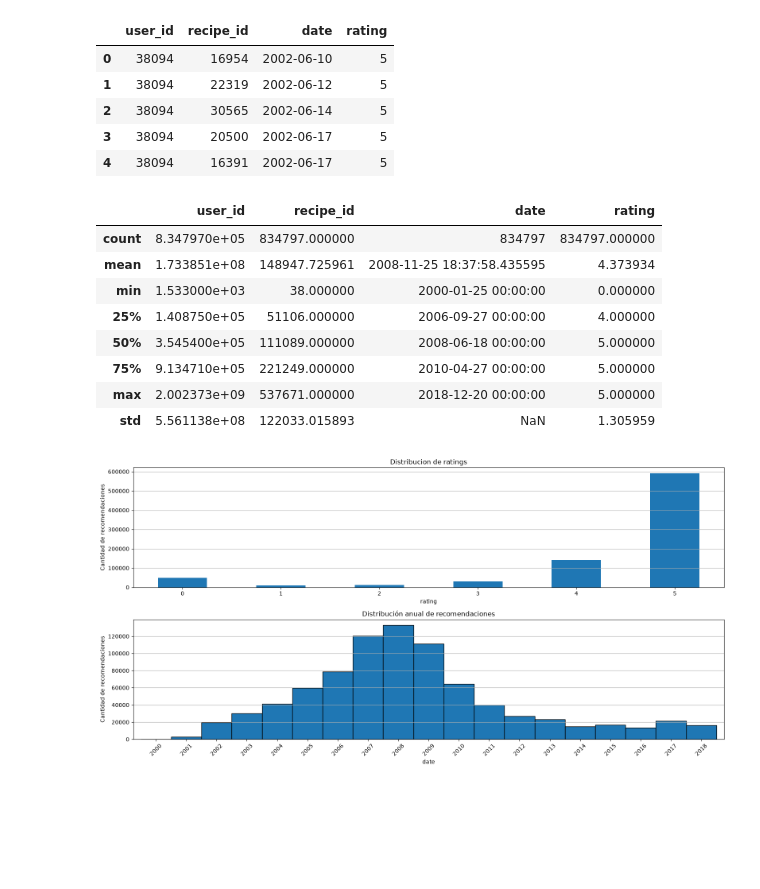
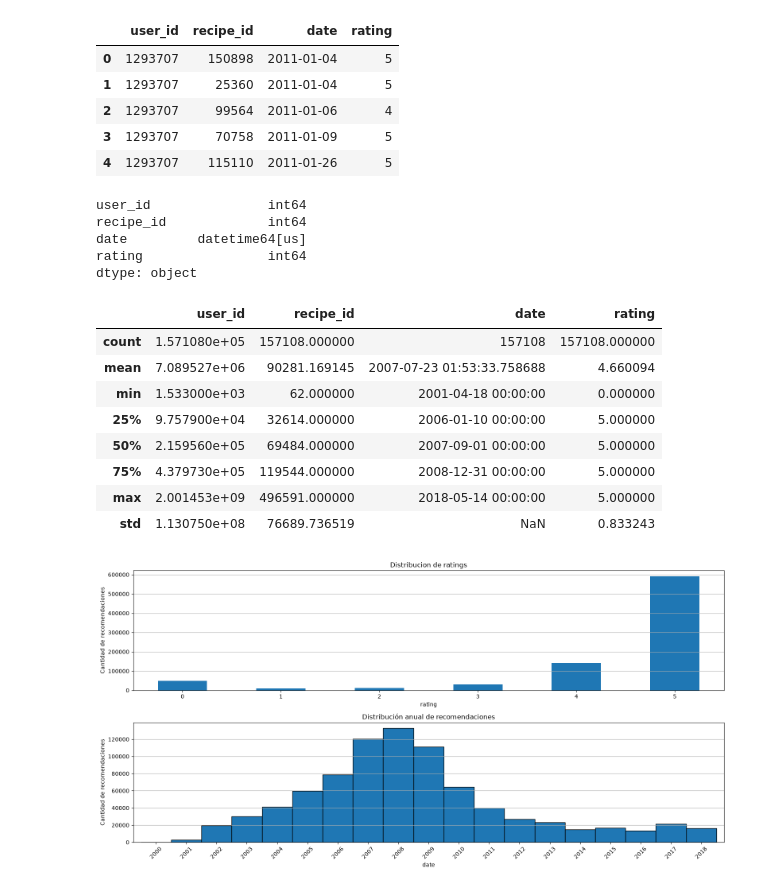
Before and after one commit to stgov/recsys_tareas, a Jupyter notebook: tarea_01/notebooks/eda.ipynb, the cells around one changed output. Cells and saved outputs as stored; diff of their text form; code cells hidden in the pictures; blank space fills up the shorter version.

```diff
--- a/tarea_01/notebooks/eda.ipynb
+++ b/tarea_01/notebooks/eda.ipynb
@@ -4,29 +4,37 @@ from pathlib import Path
 import numpy as np
 import seaborn as sns
 # %%
-interactions_train_df_path = Path('..') / 'dataset' / 'interactions_train.csv'
+interactions_train_df_path = Path('..') / 'dataset' / 'train.csv'
 interactions_train_df = pd.read_csv(interactions_train_df_path)
 interactions_train_df.date = pd.to_datetime(interactions_train_df.date)
 interactions_train_df.head()
 # %% [output]
 |  | user_id | recipe_id | date | rating |
-| 0 | 38094 | 16954 | 2002-06-10 | 5 |
-| 1 | 38094 | 22319 | 2002-06-12 | 5 |
-| 2 | 38094 | 30565 | 2002-06-14 | 5 |
-| 3 | 38094 | 20500 | 2002-06-17 | 5 |
-| 4 | 38094 | 16391 | 2002-06-17 | 5 |
+| 0 | 1293707 | 150898 | 2011-01-04 | 5 |
+| 1 | 1293707 | 25360 | 2011-01-04 | 5 |
+| 2 | 1293707 | 99564 | 2011-01-06 | 4 |
+| 3 | 1293707 | 70758 | 2011-01-09 | 5 |
+| 4 | 1293707 | 115110 | 2011-01-26 | 5 |
+# %%
+interactions_train_df.dtypes
+# %% [output]
+user_id               int64
+recipe_id             int64
+date         datetime64[us]
+rating                int64
+dtype: object
 # %%
 interactions_train_df.describe()
 # %% [output]
 |  | user_id | recipe_id | date | rating |
-| count | 8.347970e+05 | 834797.000000 | 834797 | 834797.000000 |
-| mean | 1.733851e+08 | 148947.725961 | 2008-11-25 18:37:58.435595 | 4.373934 |
-| min | 1.533000e+03 | 38.000000 | 2000-01-25 00:00:00 | 0.000000 |
-| 25% | 1.408750e+05 | 51106.000000 | 2006-09-27 00:00:00 | 4.000000 |
-| 50% | 3.545400e+05 | 111089.000000 | 2008-06-18 00:00:00 | 5.000000 |
-| 75% | 9.134710e+05 | 221249.000000 | 2010-04-27 00:00:00 | 5.000000 |
-| max | 2.002373e+09 | 537671.000000 | 2018-12-20 00:00:00 | 5.000000 |
-| std | 5.561138e+08 | 122033.015893 | NaN | 1.305959 |
+| count | 1.571080e+05 | 157108.000000 | 157108 | 157108.000000 |
+| mean | 7.089527e+06 | 90281.169145 | 2007-07-23 01:53:33.758688 | 4.660094 |
+| min | 1.533000e+03 | 62.000000 | 2001-04-18 00:00:00 | 0.000000 |
+| 25% | 9.757900e+04 | 32614.000000 | 2006-01-10 00:00:00 | 5.000000 |
+| 50% | 2.159560e+05 | 69484.000000 | 2007-09-01 00:00:00 | 5.000000 |
+| 75% | 4.379730e+05 | 119544.000000 | 2008-12-31 00:00:00 | 5.000000 |
+| max | 2.001453e+09 | 496591.000000 | 2018-05-14 00:00:00 | 5.000000 |
+| std | 1.130750e+08 | 76689.736519 | NaN | 0.833243 |
 # %%
 import matplotlib.pyplot as plt
 
```
Also changed, not shown: 3 other files.
